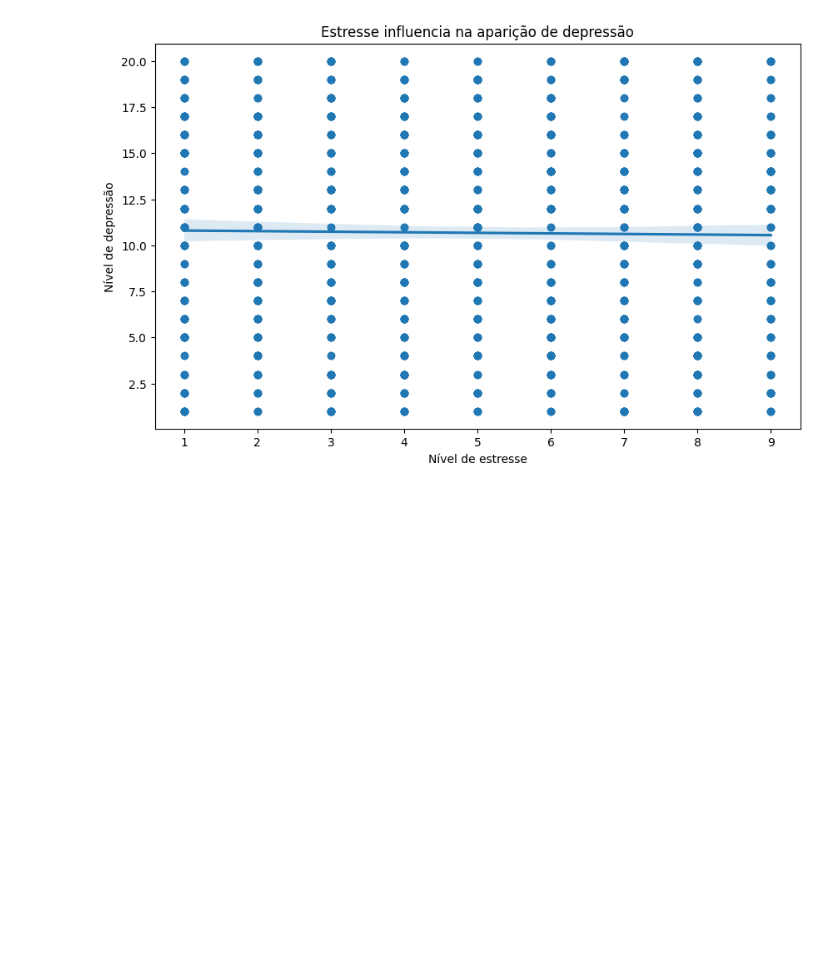
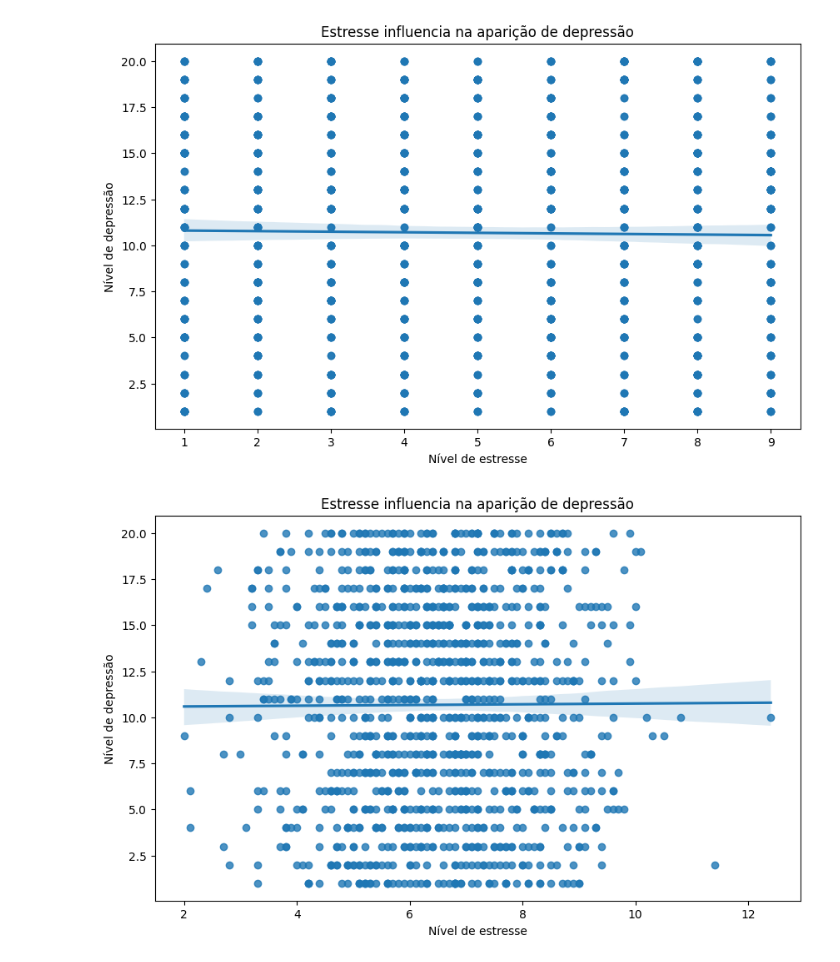
Before and after one commit to petersonwilliam-dev/analise-de-dados-ansiedade, a Jupyter notebook: analise.ipynb, the cells around one changed output. Drawn from its saved outputs; the diff is of its cells as text; code cells hidden in the pictures; blank space fills up the shorter version.

```diff
--- a/analise.ipynb
+++ b/analise.ipynb
@@ -67,3 +76,14 @@ plt.ticklabel_format(style="plain", axis='y')
 plt.show()
 # %% [output]
 [figure]
+# %%
+plt.figure(figsize=(10,6))
+sns.regplot(x="Sleep_Hours", y="Depression_Score", data=dados)
+plt.xlabel("Nível de estresse")
+plt.ylabel("Nível de depressão")
+plt.title("Estresse influencia na aparição de depressão")
+plt.ticklabel_format(style="plain", axis='x')
+plt.ticklabel_format(style="plain", axis='y')
+plt.show()
+# %% [output]
+[figure, added]
```
Also changed, not shown: parts of 2 cells of this notebook.
